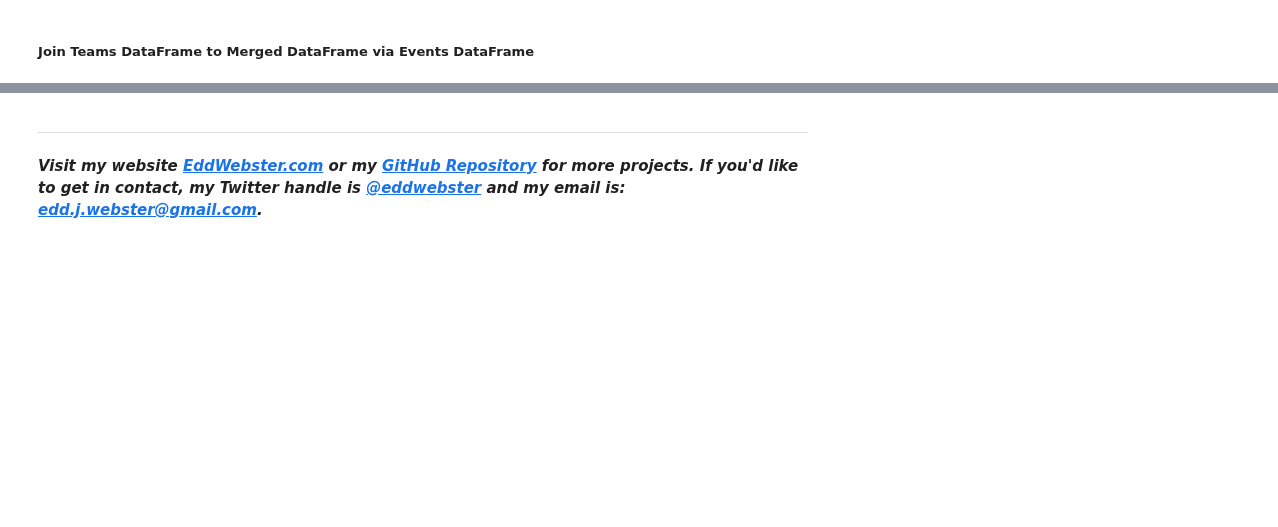
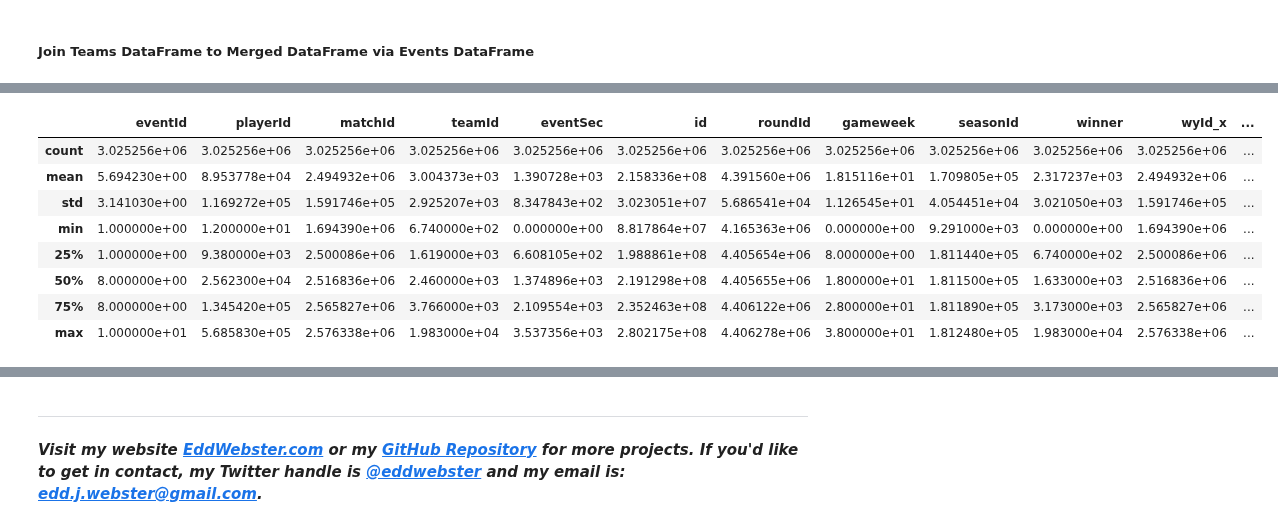
Before and after one commit to eddwebster/football_analytics, a Jupyter notebook: notebooks/2_data_parsing/Wyscout Parsing.ipynb, the cells around one changed output, grey strips where cells are left out. Drawn from its saved outputs; the diff is of its cells as text; code cells hidden in the pictures; blank space fills up the shorter version.

```diff
--- a/notebooks/2_data_parsing/Wyscout Parsing.ipynb
+++ b/notebooks/2_data_parsing/Wyscout Parsing.ipynb
@@ -886,0 +1125,13 @@ df_wyscout_merge.to_csv(data_dir_wyscout + '/raw/csv/combined/wyscout_big5_combi
+# %%
+# Description of the raw DataFrame, df_wyscout_merge, showing some summary statistics for each numberical column in the DataFrame
+df_wyscout_merge.describe()
+# %% [output]
+|  | eventId | playerId | matchId | teamId | eventSec | id | roundId | gameweek | seasonId | winner | wyId_x | ... |
+| count | 3.025256e+06 | 3.025256e+06 | 3.025256e+06 | 3.025256e+06 | 3.025256e+06 | 3.025256e+06 | 3.025256e+06 | 3.025256e+06 | 3.025256e+06 | 3.025256e+06 | 3.025256e+06 | ... |
+| mean | 5.694230e+00 | 8.953778e+04 | 2.494932e+06 | 3.004373e+03 | 1.390728e+03 | 2.158336e+08 | 4.391560e+06 | 1.815116e+01 | 1.709805e+05 | 2.317237e+03 | 2.494932e+06 | ... |
+| std | 3.141030e+00 | 1.169272e+05 | 1.591746e+05 | 2.925207e+03 | 8.347843e+02 | 3.023051e+07 | 5.686541e+04 | 1.126545e+01 | 4.054451e+04 | 3.021050e+03 | 1.591746e+05 | ... |
+| min | 1.000000e+00 | 1.200000e+01 | 1.694390e+06 | 6.740000e+02 | 0.000000e+00 | 8.817864e+07 | 4.165363e+06 | 0.000000e+00 | 9.291000e+03 | 0.000000e+00 | 1.694390e+06 | ... |
+| 25% | 1.000000e+00 | 9.380000e+03 | 2.500086e+06 | 1.619000e+03 | 6.608105e+02 | 1.988861e+08 | 4.405654e+06 | 8.000000e+00 | 1.811440e+05 | 6.740000e+02 | 2.500086e+06 | ... |
+| 50% | 8.000000e+00 | 2.562300e+04 | 2.516836e+06 | 2.460000e+03 | 1.374896e+03 | 2.191298e+08 | 4.405655e+06 | 1.800000e+01 | 1.811500e+05 | 1.633000e+03 | 2.516836e+06 | ... |
+| 75% | 8.000000e+00 | 1.345420e+05 | 2.565827e+06 | 3.766000e+03 | 2.109554e+03 | 2.352463e+08 | 4.406122e+06 | 2.800000e+01 | 1.811890e+05 | 3.173000e+03 | 2.565827e+06 | ... |
+| max | 1.000000e+01 | 5.685830e+05 | 2.576338e+06 | 1.983000e+04 | 3.537356e+03 | 2.802175e+08 | 4.406278e+06 | 3.800000e+01 | 1.812480e+05 | 1.983000e+04 | 2.576338e+06 | ... |
```
Also changed, not shown: parts of 245 cells of this notebook.
